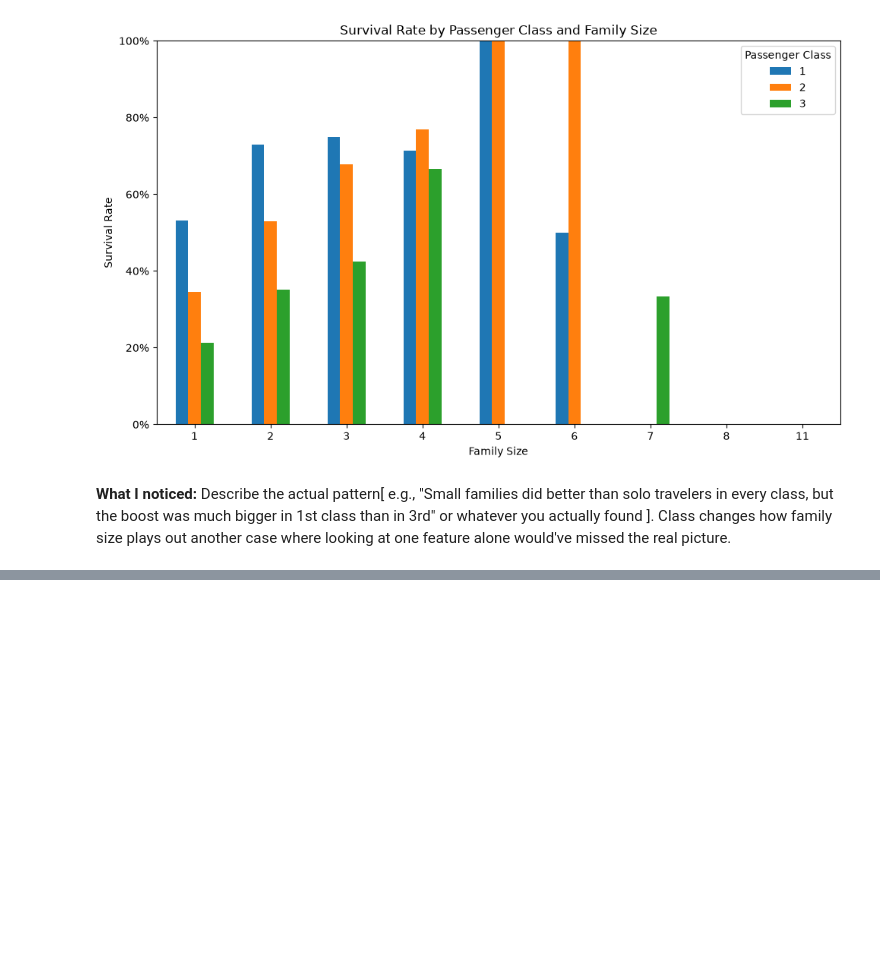
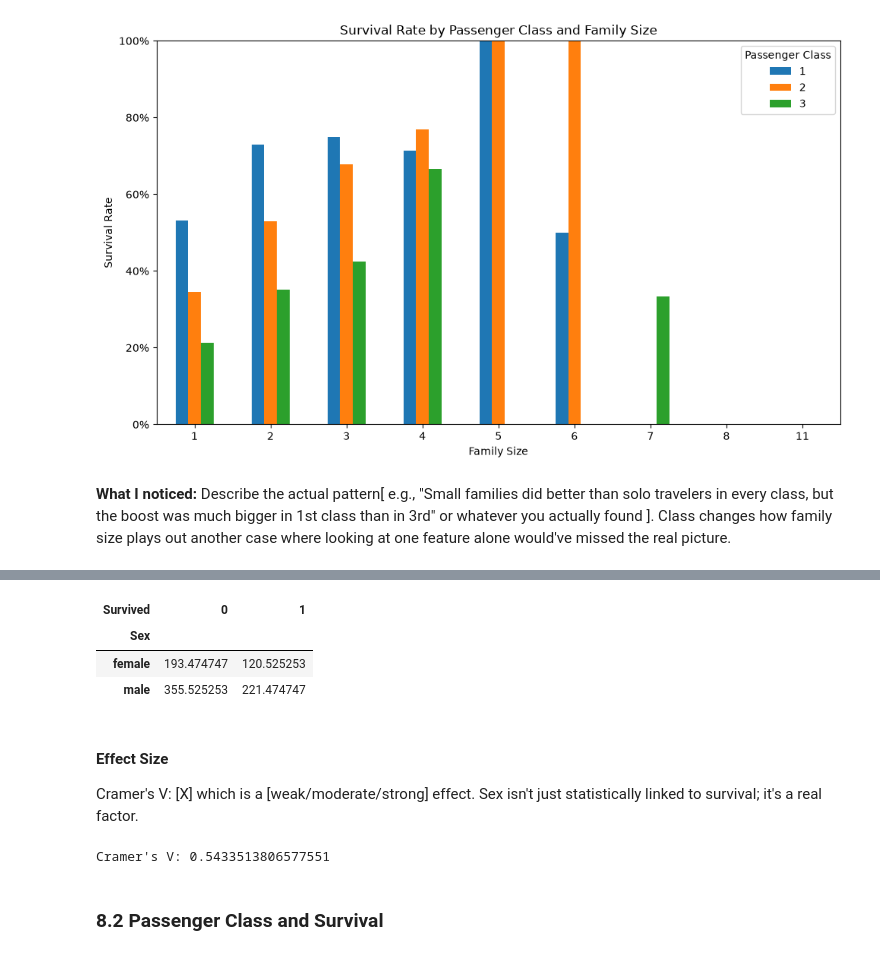
Before and after one commit to sehreen-jeelani/titanic-survival-analysis, a Jupyter notebook: notebooks/titanic_analysis.ipynb, the cells around one changed output, grey strips where cells are left out. Cells and saved outputs as stored; diff of their text form; code cells hidden in the pictures; blank space fills up the shorter version.

Commit message:
add statistical analysis

```diff
--- a/notebooks/titanic_analysis.ipynb
+++ b/notebooks/titanic_analysis.ipynb
@@ -1418,0 +1425,4 @@ plt.show()
+# %%
+contingency_sex = pd.crosstab(df["Sex"], df["Survived"])
+
+contingency_sex
@@ -1418,0 +1441,8 @@ plt.show()
+# %%
+chi2, p_value, degrees_of_freedom, expected = chi2_contingency(
+    contingency_sex
+)
+
+print("Chi-square statistic:", chi2)
+print("p-value:", p_value)
+print("Degrees of freedom:", degrees_of_freedom)
@@ -1418,0 +1461,28 @@ plt.show()
+# %%
+expected_sex = pd.DataFrame(
+    expected,
+    index=contingency_sex.index,
+    columns=contingency_sex.columns
+)
+
+expected_sex
+# %% [output]
+| Survived | 0 | 1 |
+| Sex |  |  |
+| female | 193.474747 | 120.525253 |
+| male | 355.525253 | 221.474747 |
+# %% [markdown]
+#### Effect Size
+
+Cramer's V: [X] which is a [weak/moderate/strong] effect. Sex isn't just statistically linked to survival; it's a real factor.
+# %%
+cramers_v = association(
+    contingency_sex,
+    method="cramer"
+)
+
+print("Cramer's V:", cramers_v)
+# %% [output]
+Cramer's V: 0.5433513806577551
+# %% [markdown]
+### 8.2 Passenger Class and Survival
```
Also changed, not shown: parts of 16 cells of this notebook, 13 other files.
